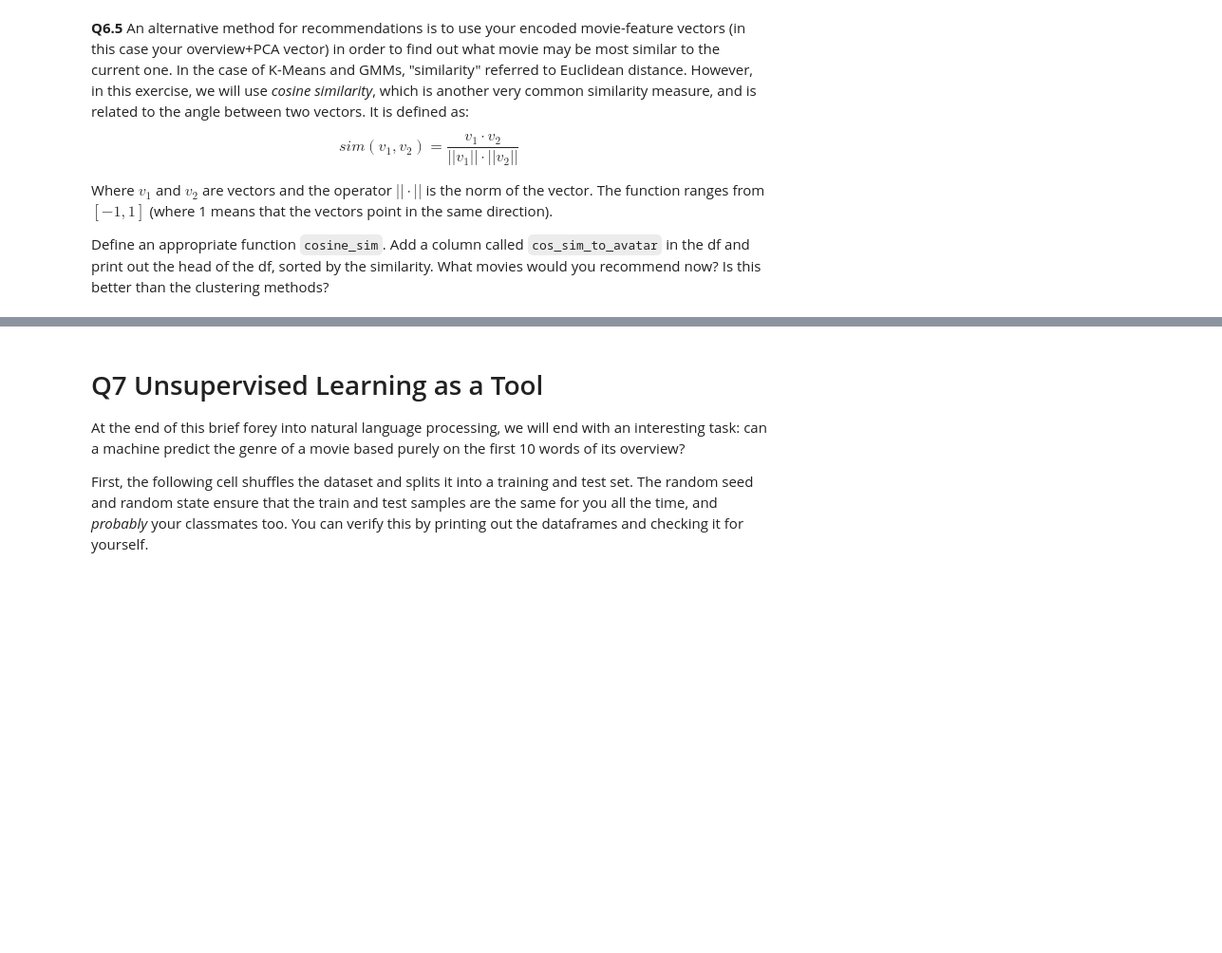
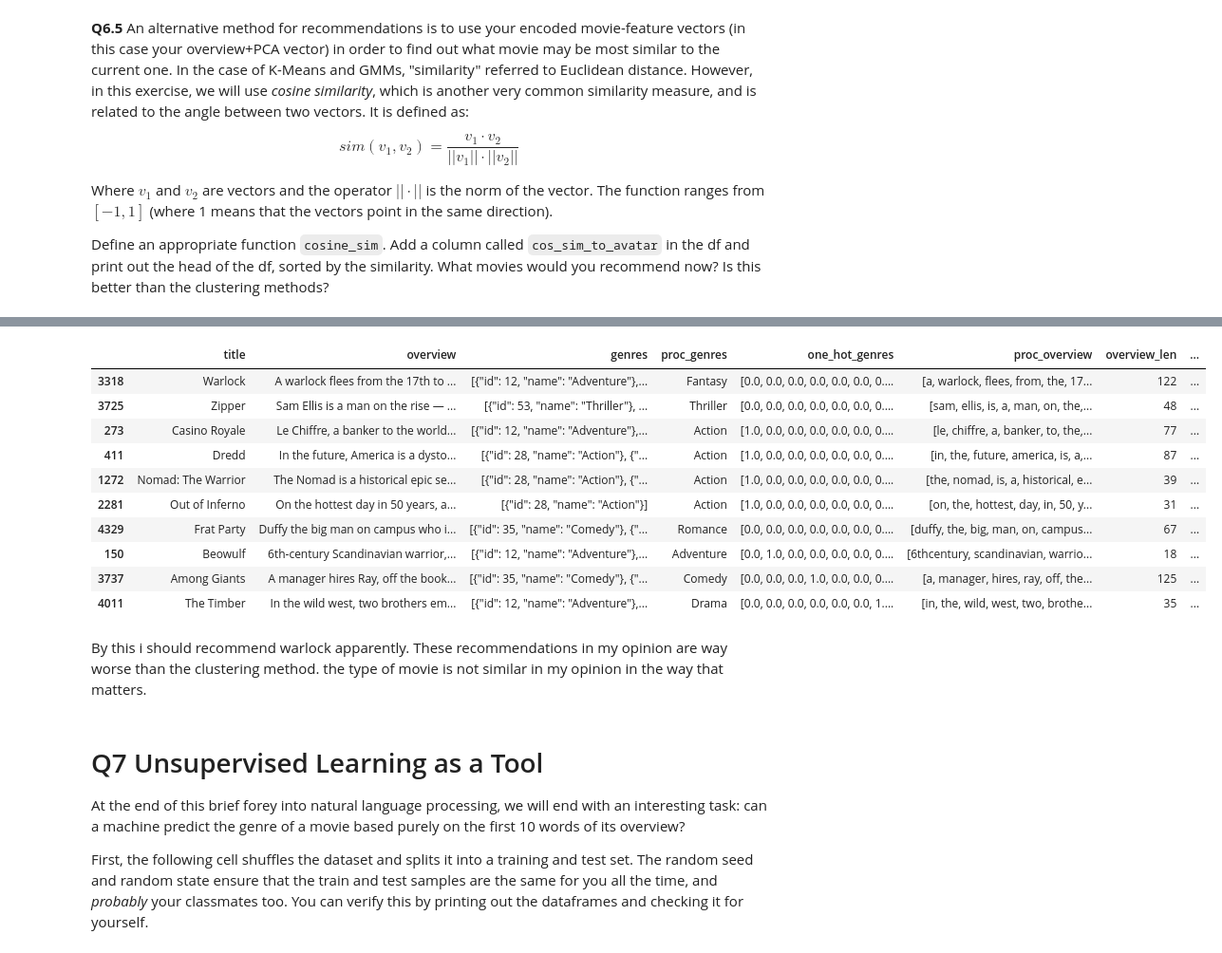
Before and after one commit to Nash-Foggitt/TMDL-NASH-FOGGITT, a Jupyter notebook: TMDL_2024_25_Assignment_3_NashFoggitt.ipynb, the cells around one changed output, grey strips where cells are left out. Shown: that part at 95% size. Drawn from its saved outputs; the diff is of its cells as text; code cells hidden in the pictures; blank space fills up the shorter version.

```diff
--- a/TMDL_2024_25_Assignment_3_NashFoggitt.ipynb
+++ b/TMDL_2024_25_Assignment_3_NashFoggitt.ipynb
@@ -648,3 +658,20 @@ df # print to verify
+# %%
+recommendations = df[df["title"] != prev_watch].head(10)
+recommendations
+# %% [output]
+|  | title | overview | genres | proc_genres | one_hot_genres | proc_overview | overview_len | ... |
+| 3318 | Warlock | A warlock flees from the 17th to ... | [{"id": 12, "name": "Adventure"},... | Fantasy | [0.0, 0.0, 0.0, 0.0, 0.0, 0.0, 0.... | [a, warlock, flees, from, the, 17... | 122 | ... |
+| 3725 | Zipper | Sam Ellis is a man on the rise — ... | [{"id": 53, "name": "Thriller"}, ... | Thriller | [0.0, 0.0, 0.0, 0.0, 0.0, 0.0, 0.... | [sam, ellis, is, a, man, on, the,... | 48 | ... |
+| 273 | Casino Royale | Le Chiffre, a banker to the world... | [{"id": 12, "name": "Adventure"},... | Action | [1.0, 0.0, 0.0, 0.0, 0.0, 0.0, 0.... | [le, chiffre, a, banker, to, the,... | 77 | ... |
+| 411 | Dredd | In the future, America is a dysto... | [{"id": 28, "name": "Action"}, {"... | Action | [1.0, 0.0, 0.0, 0.0, 0.0, 0.0, 0.... | [in, the, future, america, is, a,... | 87 | ... |
+| 1272 | Nomad: The Warrior | The Nomad is a historical epic se... | [{"id": 28, "name": "Action"}, {"... | Action | [1.0, 0.0, 0.0, 0.0, 0.0, 0.0, 0.... | [the, nomad, is, a, historical, e... | 39 | ... |
+| 2281 | Out of Inferno | On the hottest day in 50 years, a... | [{"id": 28, "name": "Action"}] | Action | [1.0, 0.0, 0.0, 0.0, 0.0, 0.0, 0.... | [on, the, hottest, day, in, 50, y... | 31 | ... |
+| 4329 | Frat Party | Duffy the big man on campus who i... | [{"id": 35, "name": "Comedy"}, {"... | Romance | [0.0, 0.0, 0.0, 0.0, 0.0, 0.0, 0.... | [duffy, the, big, man, on, campus... | 67 | ... |
+| 150 | Beowulf | 6th-century Scandinavian warrior,... | [{"id": 12, "name": "Adventure"},... | Adventure | [0.0, 1.0, 0.0, 0.0, 0.0, 0.0, 0.... | [6thcentury, scandinavian, warrio... | 18 | ... |
+| 3737 | Among Giants | A manager hires Ray, off the book... | [{"id": 35, "name": "Comedy"}, {"... | Comedy | [0.0, 0.0, 0.0, 1.0, 0.0, 0.0, 0.... | [a, manager, hires, ray, off, the... | 125 | ... |
+| 4011 | The Timber | In the wild west, two brothers em... | [{"id": 12, "name": "Adventure"},... | Drama | [0.0, 0.0, 0.0, 0.0, 0.0, 0.0, 1.... | [in, the, wild, west, two, brothe... | 35 | ... |
+# %% [markdown]
+By this i should recommend warlock apparently. These recommendations in my opinion are way worse than the clustering method. the type of movie is not similar in my opinion in the way that matters.
 # %% [markdown]
 # Q7 Unsupervised Learning as a Tool
 
```
Also changed, not shown: parts of 30 cells of this notebook.
